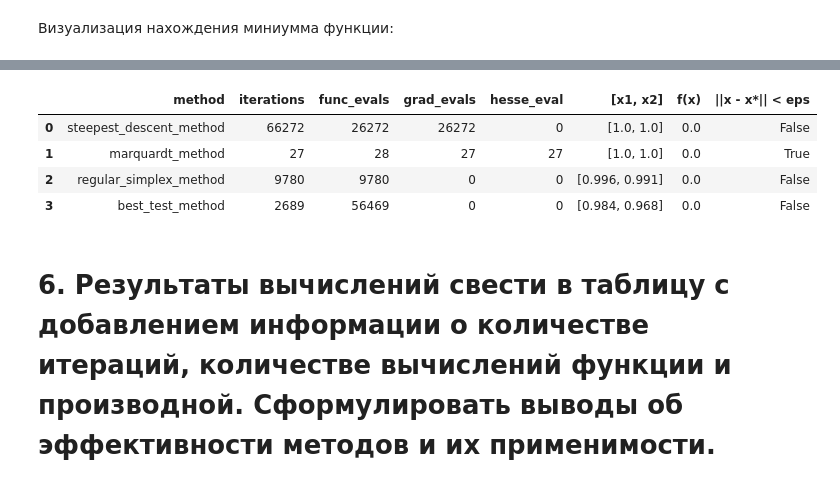
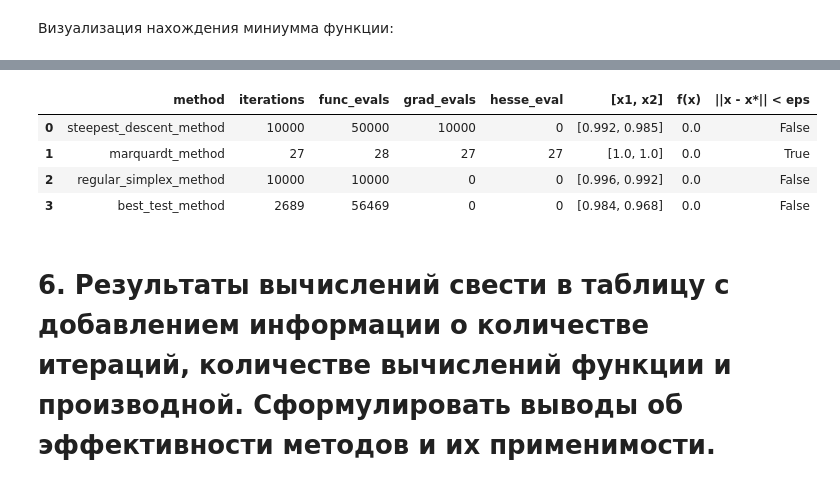
Before and after one commit to vitamin1312/Optimization, a Jupyter notebook: Lab2/Lab2.ipynb, the cells around one changed output, grey strips where cells are left out. Saved outputs shown, nothing was run; the diff lists cells and outputs as text; code cells hidden in the pictures.

```diff
--- a/Lab2/Lab2.ipynb
+++ b/Lab2/Lab2.ipynb
@@ -240,8 +240,8 @@ def fibonacci_method(func, a, b, interval_length, eps, callback=None):
 Реализация метода:
 # %%
 def steepest_descent_method(func, gfunc, x, eps,
-                          lr_min=1e-7, lr_max=2,
-                          n_eps=0.1, max_iter=100_000,
+                          lr_min=1e-7, lr_max=1,
+                          n_eps=0.05, max_iter=10_000,
                           callback=None, print_info=False):
 
     if callback is None:
@@ -282,7 +282,7 @@ def steepest_descent_method(func, gfunc, x, eps,
 Реализация метода:
 # %%
 def marquardt_method(func, gfunc, hfunc, x, eps, mu=1e4,
-                     max_iter=100_000, callback=None, print_info=False):
+                     max_iter=10_000, callback=None, print_info=False):
 
     if callback is None:
         callback = lambda c, v: 0
@@ -334,7 +334,7 @@ def simplex_reduction(simplex, delta):
     return simplex
 # %%
 def regular_simplex_method(func, x, length, eps, delta=0.85,
-                           n=2, max_iter=100_000, callback=None,
+                           n=2, max_iter=10_000, callback=None,
                           print_info=False):
 
     if callback is None:
@@ -367,7 +367,7 @@ def regular_simplex_method(func, x, length, eps, delta=0.85,
             if len(another_idx) == 0:
                 simplex = simplex_reduction(simplex, delta)
                 length = length * delta
-                if length * 2 < eps:
+                if length * 2*0.87 < eps:
                     return np.mean(simplex, axis=0), k + 1
                 idx_max_f = None
             else:
@@ -387,7 +387,7 @@ def regular_simplex_method(func, x, length, eps, delta=0.85,
 Реализация метода:
 # %%
 def best_test_method(func, x, min_lr, betta=0.3, m=20,
-                     lr=1, max_iter=100_000,
+                     lr=1, max_iter=10_000,
                      callback=None, print_info=False):
 
     if callback is None:
@@ -591,22 +591,22 @@ Text(0.5, 1.0, 'best_test_method')
 # %%
 results = {
     'method': ['steepest_descent_method', 'marquardt_method', 'regular_simplex_method', 'best_test_method'],
-    'iterations': [sdk + 40000, mk, rsk, btk],
-    'func_evals': [sdk, mk + 1, rsk, 21*btk],
+    'iterations': [sdk, mk, rsk, btk],
+    'func_evals': [sdk + 40000, mk + 1, rsk, 21*btk],
     'grad_evals': [sdk, mk, 0, 0],
     'hesse_eval': [0, mk, 0, 0],
     '[x1, x2]': [np.round(sdx, 3), np.round(mx, 3), np.round(rsx, 3), np.round(btx, 3)],
     'f(x)': [np.round(f(sdx), 3), np.round(f(mx), 3), np.round(f(rsx), 3), np.round(f(btx), 3)],
     '||x - x*|| < eps': [np.linalg.norm(sdx - res.x) < tol, np.linalg.norm(mx - res.x) < tol,
                         np.linalg.norm(rsx - res.x) < tol, np.linalg.norm(btx - res.x)  < tol]
 
 }
 pd.DataFrame(results)
 # %% [output]
 |  | method | iterations | func_evals | grad_evals | hesse_eval | [x1, x2] | f(x) | ||x - x*|| < eps |
-| 0 | steepest_descent_method | 66272 | 26272 | 26272 | 0 | [1.0, 1.0] | 0.0 | False |
+| 0 | steepest_descent_method | 10000 | 50000 | 10000 | 0 | [0.992, 0.985] | 0.0 | False |
 | 1 | marquardt_method | 27 | 28 | 27 | 27 | [1.0, 1.0] | 0.0 | True |
-| 2 | regular_simplex_method | 9780 | 9780 | 0 | 0 | [0.996, 0.991] | 0.0 | False |
+| 2 | regular_simplex_method | 10000 | 10000 | 0 | 0 | [0.996, 0.992] | 0.0 | False |
 | 3 | best_test_method | 2689 | 56469 | 0 | 0 | [0.984, 0.968] | 0.0 | False |
 # %% [markdown]
 # 6. Результаты вычислений свести в таблицу с добавлением информации о количестве итераций, количестве вычислений функции и производной. Сформулировать выводы об эффективности методов и их применимости.
```
Also changed, not shown: parts of 8 cells of this notebook, 2 other files.
